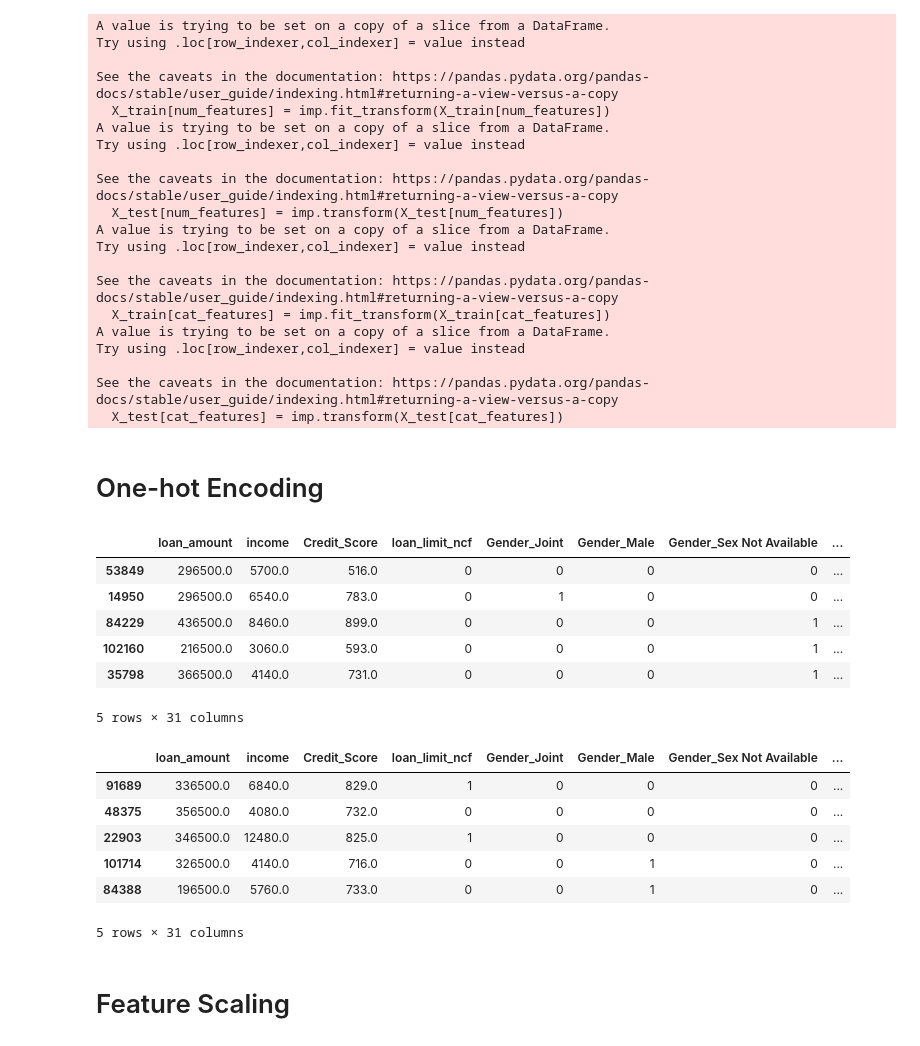
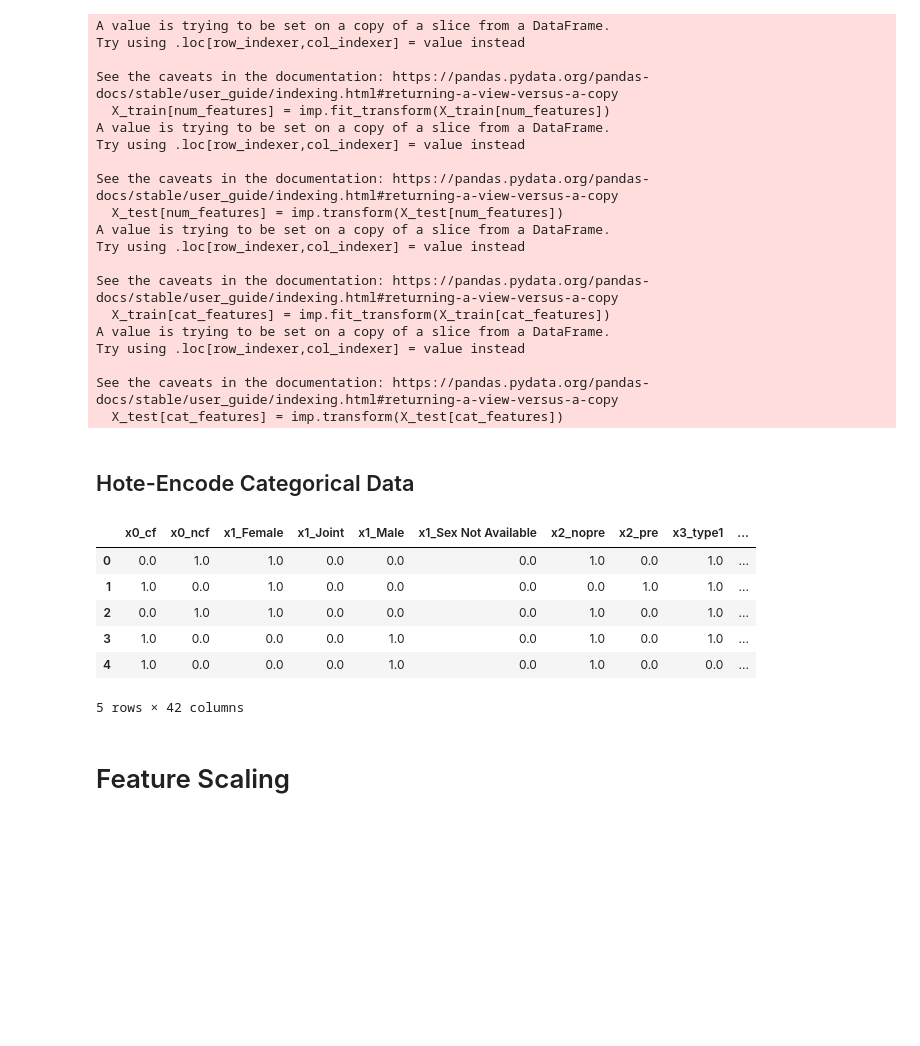
Before and after one commit to Sebastian1981/CustomerAnalytics_CreditDefaultPrediction, a Jupyter notebook: creditdefault_model_poc.ipynb, the cells around one changed output. Drawn from its saved outputs; the diff is of its cells as text; code cells hidden in the pictures; blank space fills up the shorter version.

```diff
--- a/dataprep.ipynb
+++ b/creditdefault_model_poc.ipynb
@@ -449,29 +453,21 @@ Try using .loc[row_indexer,col_indexer] = value instead
 
 See the caveats in the documentation: https://pandas.pydata.org/pandas-docs/stable/user_guide/indexing.html#returning-a-view-versus-a-copy
   X_test[cat_features] = imp.transform(X_test[cat_features])
-# %% [markdown]
-# One-hot Encoding
-# %%
-X_train = pd.get_dummies(X_train, columns=cat_features, prefix=cat_features, drop_first=True)
-X_train.head()
-# %% [output]
-|  | loan_amount | income | Credit_Score | loan_limit_ncf | Gender_Joint | Gender_Male | Gender_Sex Not Available | ... |
-| 53849 | 296500.0 | 5700.0 | 516.0 | 0 | 0 | 0 | 0 | ... |
-| 14950 | 296500.0 | 6540.0 | 783.0 | 0 | 1 | 0 | 0 | ... |
-| 84229 | 436500.0 | 8460.0 | 899.0 | 0 | 0 | 0 | 1 | ... |
-| 102160 | 216500.0 | 3060.0 | 593.0 | 0 | 0 | 0 | 1 | ... |
-| 35798 | 366500.0 | 4140.0 | 731.0 | 0 | 0 | 0 | 1 | ... |
-5 rows × 31 columns
-# %%
-X_test = pd.get_dummies(X_test, columns=cat_features, prefix=cat_features, drop_first=True)
-X_test.head()
-# %% [output]
-|  | loan_amount | income | Credit_Score | loan_limit_ncf | Gender_Joint | Gender_Male | Gender_Sex Not Available | ... |
-| 91689 | 336500.0 | 6840.0 | 829.0 | 1 | 0 | 0 | 0 | ... |
-| 48375 | 356500.0 | 4080.0 | 732.0 | 0 | 0 | 0 | 0 | ... |
-| 22903 | 346500.0 | 12480.0 | 825.0 | 1 | 0 | 0 | 0 | ... |
-| 101714 | 326500.0 | 4140.0 | 716.0 | 0 | 0 | 1 | 0 | ... |
-| 84388 | 196500.0 | 5760.0 | 733.0 | 0 | 0 | 1 | 0 | ... |
-5 rows × 31 columns
+# %% [markdown]
+## Hote-Encode Categorical Data
+# %%
+# hotencode categorical features
+enc = OneHotEncoder(handle_unknown='ignore', sparse=False)
+X_train_enc = pd.DataFrame(enc.fit_transform(X_train[cat_features]), columns=enc.get_feature_names())
+X_test_enc = pd.DataFrame(enc.transform(X_test[cat_features]), columns=enc.get_feature_names())
+X_test_enc.head()
+# %% [output]
+|  | x0_cf | x0_ncf | x1_Female | x1_Joint | x1_Male | x1_Sex Not Available | x2_nopre | x2_pre | x3_type1 | ... |
+| 0 | 0.0 | 1.0 | 1.0 | 0.0 | 0.0 | 0.0 | 1.0 | 0.0 | 1.0 | ... |
+| 1 | 1.0 | 0.0 | 1.0 | 0.0 | 0.0 | 0.0 | 0.0 | 1.0 | 1.0 | ... |
+| 2 | 0.0 | 1.0 | 1.0 | 0.0 | 0.0 | 0.0 | 1.0 | 0.0 | 1.0 | ... |
+| 3 | 1.0 | 0.0 | 0.0 | 0.0 | 1.0 | 0.0 | 1.0 | 0.0 | 1.0 | ... |
+| 4 | 1.0 | 0.0 | 0.0 | 0.0 | 1.0 | 0.0 | 1.0 | 0.0 | 0.0 | ... |
+5 rows × 42 columns
 # %% [markdown]
 # Feature Scaling
```
Also changed, not shown: parts of 8 cells of this notebook.
